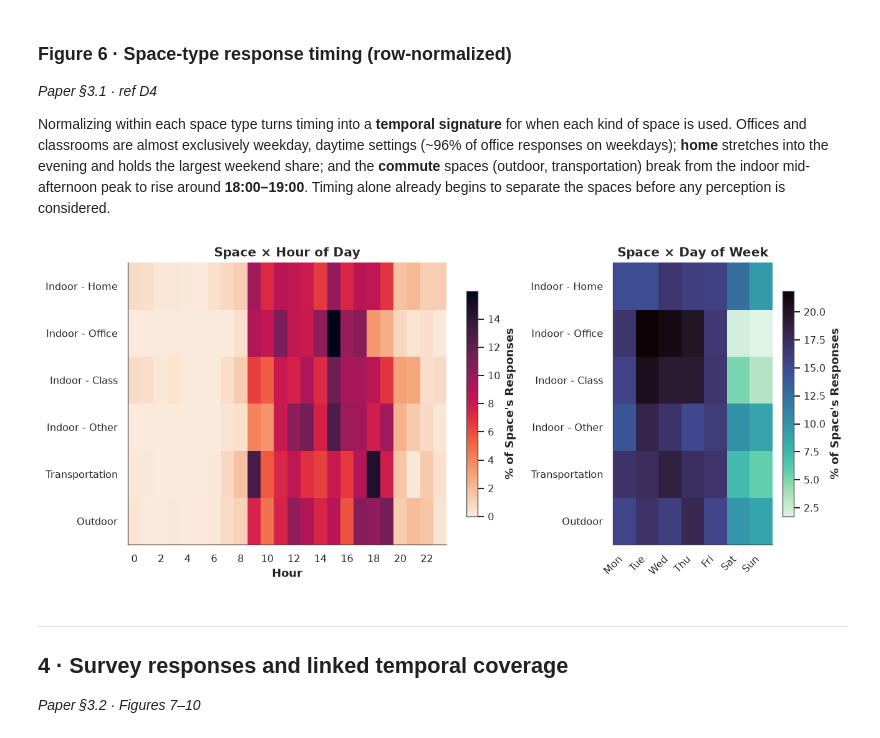
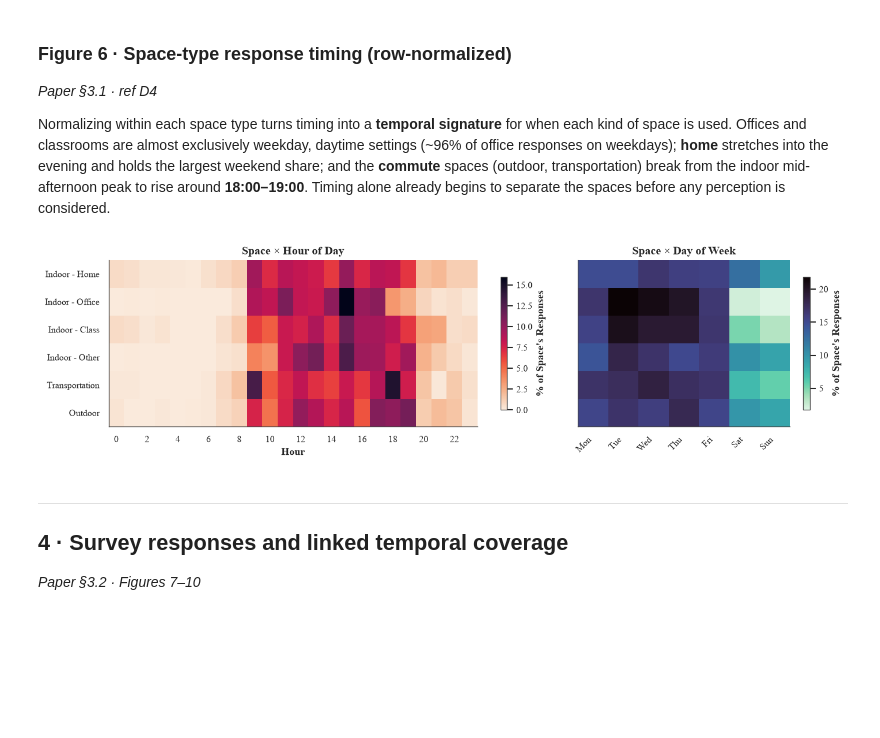
Before and after one commit to buds-lab/cozie-singapore-journal-paper, a Jupyter notebook: notebooks/cozie_singapore_companion.ipynb, the cells around one changed output. Drawn from its saved outputs; the diff is of its cells as text; code cells hidden in the pictures; blank space fills up the shorter version.

```diff
--- a/notebooks/cozie_singapore_companion.ipynb
+++ b/notebooks/cozie_singapore_companion.ipynb
@@ -106,6 +106,10 @@ import plotly.graph_objects as go
 from scipy import stats
 
 # ---- publication plot theme (consistent across all matplotlib figures) ----
+# Serif body font to match the manuscript (Taylor & Francis `interact` class).
+# Times New Roman (installed) provides real bold/italic + full glyph coverage;
+# STIX handles math, and DejaVu Sans is kept last as a per-glyph fallback for
+# symbols the serif faces lack (e.g. the ⚠ warning sign in the weather caveat).
 sns.set_theme(context='notebook', style='whitegrid')
 mpl.rcParams.update({
     'figure.dpi': 120, 'savefig.dpi': 200, 'figure.facecolor': 'white',
@@ -113,8 +117,11 @@ mpl.rcParams.update({
     'axes.titlesize': 12, 'axes.titleweight': 'bold', 'axes.labelsize': 10.5,
     'axes.labelweight': 'bold', 'xtick.labelsize': 9.5, 'ytick.labelsize': 9.5,
     'legend.fontsize': 9.5, 'legend.frameon': False, 'grid.color': '#e6e6e6',
-    'grid.linewidth': 0.7, 'font.family': 'DejaVu Sans', 'axes.spines.top': False,
-    'axes.spines.right': False,
+    'grid.linewidth': 0.7,
+    'font.family': 'serif',
+    'font.serif': ['Times New Roman', 'STIX Two Text', 'DejaVu Serif', 'DejaVu Sans'],
+    'mathtext.fontset': 'stix', 'axes.unicode_minus': True,
+    'axes.spines.top': False, 'axes.spines.right': False,
 })
 
 # ---- canonical category orders & colours (reused everywhere) ----
@@ -134,8 +141,10 @@ WIN_COLOR  = {'6h': '#3b6ea5', '1h': '#4E9D9D', '10min': '#E5943A'}
 OUTDOOR_NOTE = ("Weather = OUTDOOR ambient from the nearest government station (pre-survey window). "
                 "It is NOT the participant's actual microclimate, which is often indoor / air-conditioned.")
 def add_outdoor_note(fig, y=0.005):
+    # explicit family list so the ⚠ glyph (absent from the serif faces) falls back to DejaVu Sans
     fig.text(0.5, y, '⚠  ' + OUTDOOR_NOTE, ha='center', va='bottom', fontsize=9,
              style='italic', color='#8a4b08',
+             fontfamily=['Times New Roman', 'DejaVu Sans'],
              bbox=dict(boxstyle='round,pad=0.3', fc='#fff4e6', ec='#e0a96d', lw=0.8))
 
 def kde_by_window(ax, prefix, stat='mean', xlabel='', clip=None, title=None):
@@ -333,33 +341,35 @@ Normalizing within each space type turns timing into a **temporal signature** fo
 # %%
 locs = [l for l in LOC_ORDER if l in df['q_location'].unique()]
 # D4 · location × time heatmaps (row-normalised)
-fig, axes = plt.subplots(1, 2, figsize=(11, 4.8), gridspec_kw={'width_ratios': [2, 1]})
+# Shorter panels + wider heatmaps: the right panel drops its (duplicate) y labels,
+# and the freed horizontal space is given back to the maps via width_ratios/figsize.
+fig, axes = plt.subplots(1, 2, figsize=(12, 3.4), gridspec_kw={'width_ratios': [2, 1.15]})
 
 # (a) space × hour
 ax = axes[0]
 hh = df.assign(hour=df['ts_local'].dt.hour)
 mat = pd.crosstab(hh['q_location'], hh['hour'], normalize='index').reindex(locs).reindex(columns=range(24), fill_value=0)
 im = ax.imshow(mat.values*100, cmap='rocket_r', aspect='auto')
 ax.set_xticks(range(0, 24, 2)); ax.set_xticklabels(range(0, 24, 2))
 ax.set_yticks(range(len(locs))); ax.set_yticklabels(locs)
 ax.set_title('Space × Hour of Day'); ax.set_xlabel('Hour'); ax.grid(False)
 fig.colorbar(im, ax=ax, label='% of Space\'s Responses', shrink=0.8)
 
-# (b) space × day of week
+# (b) space × day of week — y labels omitted (identical row order to the left panel)
 ax = axes[1]
 dd = df.assign(dow=df['ts_local'].dt.dayofweek)
 mat2 = pd.crosstab(dd['q_location'], dd['dow'], normalize='index').reindex(locs).reindex(columns=range(7), fill_value=0)
 im = ax.imshow(mat2.values*100, cmap='mako_r', aspect='auto')
 ax.set_xticks(range(7)); ax.set_xticklabels(['Mon', 'Tue', 'Wed', 'Thu', 'Fri', 'Sat', 'Sun'], rotation=45, ha='right')
-ax.set_yticks(range(len(locs))); ax.set_yticklabels(locs)
+ax.set_yticks(range(len(locs))); ax.set_yticklabels([])
 ax.set_title('Space × Day of Week'); ax.grid(False)
 fig.colorbar(im, ax=ax, label='% of Space\'s Responses', shrink=0.8)
 
 plt.tight_layout()
 fig.savefig(FIG_DIR / 'space_type_timing_heatmaps.pdf', bbox_inches='tight')
 plt.show()
 # %% [output]
-[figure, old version]
+[figure, new version]
 # %% [markdown]
 ---
 ## 4 · Survey responses and linked temporal coverage
```
Also changed, not shown: parts of 11 cells of this notebook, 18 other files.
